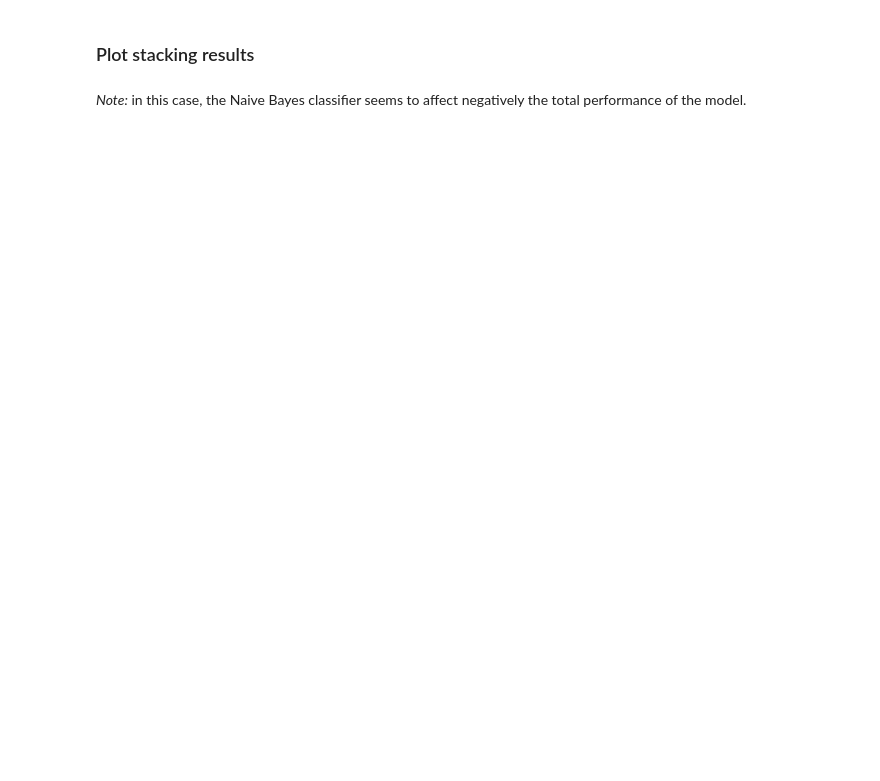
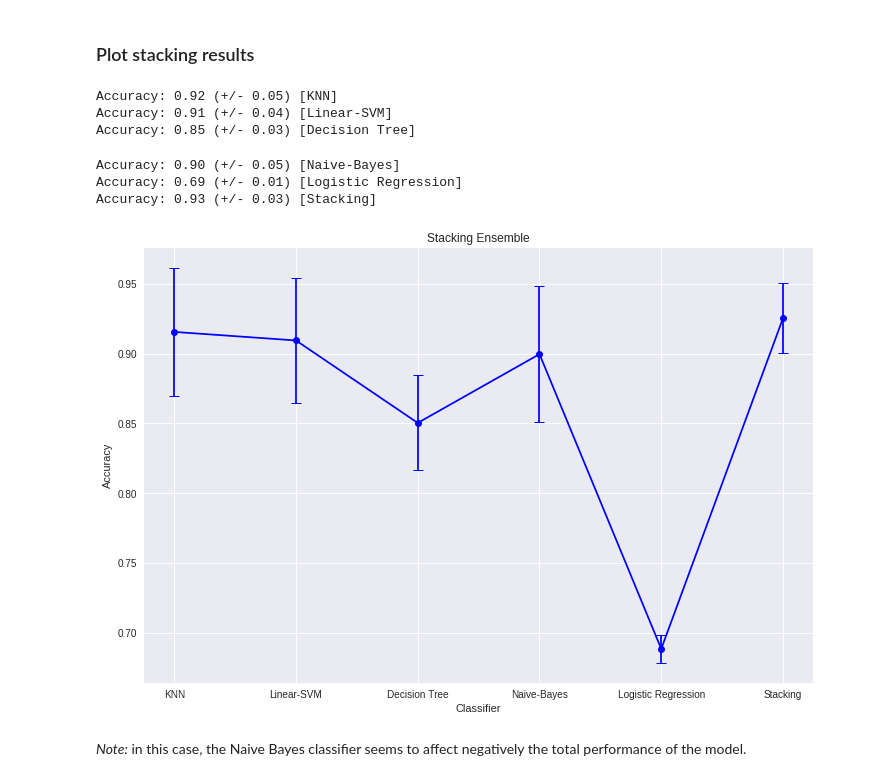
Before and after one commit to Adamantios/Ensembles-CSL-Imb_Learning-Models_Comparison, a Jupyter notebook: PartA.ipynb, the cells around one changed output. Drawn from its saved outputs; the diff is of its cells as text; code cells hidden in the pictures; blank space fills up the shorter version.

```diff
--- a/PartA.ipynb
+++ b/PartA.ipynb
@@ -4175,10 +4207,10 @@ Parameters: {'criterion': 'gini', 'max_depth': 18, 'max_features': 7, 'min_sampl
 Run a Grid search, using 10 fold cross validation for the area around the best results found with the Random Search.
 # %%
 # Specify parameter_grid for the search.
-param_grid = {'max_depth': range(22, 24),
-              'max_features': range(30, 32),
-              'min_samples_split': range(25, 27),
-              'n_estimators': range(240, 250, 5),
+param_grid = {'max_depth': range(28, 34),
+              'max_features': range(3, 5),
+              'min_samples_split': range(7, 9),
+              'n_estimators': range(155, 160),
               'criterion': ['entropy', 'gini']}
 
 # Run a grid search CV.
@@ -4224,16 +4264,16 @@ Make prediction with the Random Forest Ensemble, using the best parameters found
 # %%
 
 # Add best values for the classifier.
-clf.max_depth = 22
-clf.max_features = 31
-clf.min_samples_split = 25
-clf.n_estimators = 240
+clf.max_depth = 28
+clf.max_features = 4
+clf.min_samples_split = 7
+clf.n_estimators = 155
 clf.criterion = 'entropy'
 clf.fit(X_train,y_train)
 y_pred = clf.predict(X_test)
 
 # Print a classification report.
-full_report(y_test, y_pred)
+full_report(y_test, y_pred, 'binary')
 # %% [output]
 Final Results
 ---------------------
@@ -4258,10 +4298,10 @@ sclf = StackingCVClassifier(classifiers=[clf1, clf2, clf3, clf4],
 # %%
 # Specify parameters and distributions to sample from
 # and candidates to be created.
-param_dist = {'kneighborsclassifier__n_neighbors': sp_randint(1, 100),
-              'linearsvc__C': [0.01, 0.1, 1, 10, 100],
+param_dist = {'kneighborsclassifier__n_neighbors': sp_randint(1, 80),
+              'linearsvc__C': np.logspace(-3, 3, 1000),
               'decisiontreeclassifier__max_depth': sp_randint(2, 60),
-              'meta-logisticregression__C': [0.01, 0.1, 1, 10, 100, 1000]}
+              'meta-logisticregression__C': np.logspace(-3, 3, 1000)}
 
 candidates = 50
 
@@ -4311,10 +4343,10 @@ Parameters: {'decisiontreeclassifier__max_depth': 21, 'kneighborsclassifier__n_n
 ### Grid Search
 # %%
 # Specify parameter_grid for the search.
-param_grid = {'kneighborsclassifier__n_neighbors': range(69, 72),
-              'linearsvc__C': range(8, 12, 2),
-              'decisiontreeclassifier__max_depth': range(16, 18),
-              'meta-logisticregression__C': [0.5, 1, 1.5]}
+param_grid = {'kneighborsclassifier__n_neighbors': range(14, 22),
+              'linearsvc__C': range(356, 362, 2),
+              'decisiontreeclassifier__max_depth': range(51, 55),
+              'meta-logisticregression__C': np.arange(0.01, 0.04, 0.01)}
 
 # Run a grid search CV.
 grid_search = GridSearchCV(sclf, param_grid, cv = 10, n_jobs=-1, verbose=5,
@@ -4353,17 +4387,25 @@ Parameters: {'decisiontreeclassifier__max_depth': 17, 'kneighborsclassifier__n_n
 ### Plot stacking results
 # %%
 # Use best values for the classifier.
-clf1.n_neighbors = 69
-clf2.C = 8
-clf3.max_depth = 17
-meta_clf.C = 0.5
+clf1.n_neighbors = 14
+clf2.C = 356
+clf3.max_depth = 51
+meta_clf.C = 0.03
 
 # Plot accuracy +- std for each model separately
 # and compare it with the stacking model.
 clf_names = ['KNN', 'Linear-SVM', 'Decision Tree', 'Naive-Bayes',
              'Logistic Regression', 'Stacking']
 models = clf1, clf2, clf3, clf4, meta_clf, sclf
 plot_accuracy_stacking(clf_names, models, X_train, y_train)
+# %% [output]
+Accuracy: 0.92 (+/- 0.05) [KNN]
+Accuracy: 0.91 (+/- 0.04) [Linear-SVM]
+Accuracy: 0.85 (+/- 0.03) [Decision Tree]
+Accuracy: 0.90 (+/- 0.05) [Naive-Bayes]
+Accuracy: 0.69 (+/- 0.01) [Logistic Regression]
+Accuracy: 0.93 (+/- 0.03) [Stacking]
+[figure, added]
 # %% [markdown]
 *Note:* in this case, the Naive Bayes classifier seems to affect negatively the total performance of the model.
 # %%
```
Also changed, not shown: parts of 38 cells of this notebook.
